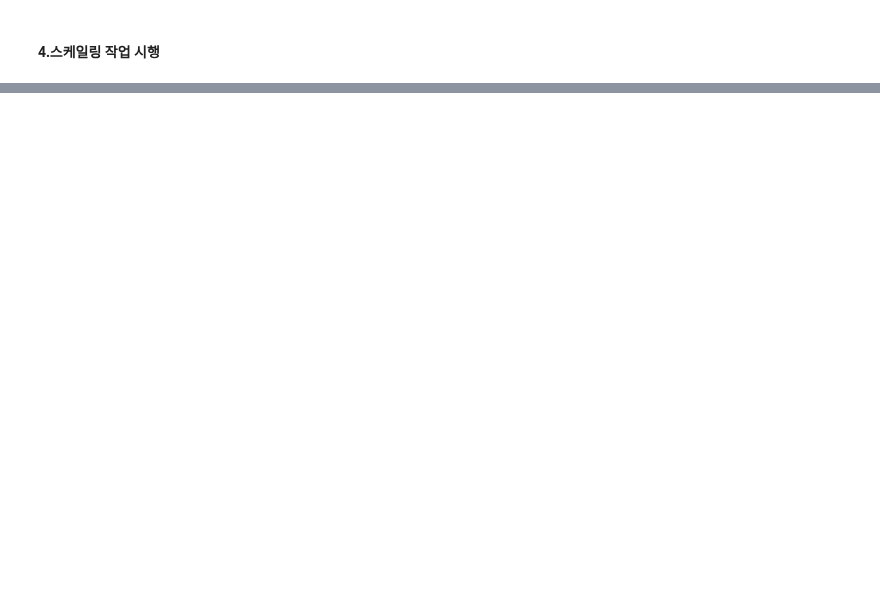
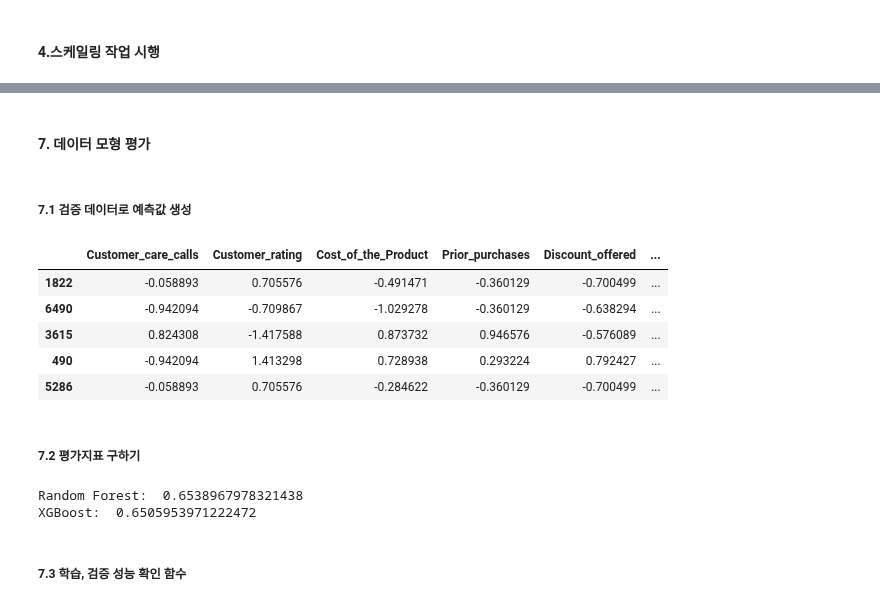
Before and after one commit to va4756/yemoon_bigdata_test, a Jupyter notebook: bigdata_예문_실전문제_example2.ipynb, the cells around one changed output, grey strips where cells are left out. Cells and saved outputs as stored; diff of their text form; code cells hidden in the pictures; blank space fills up the shorter version.

```diff
--- a/bigdata_예문_실전문제_example2.ipynb
+++ b/bigdata_예문_실전문제_example2.ipynb
@@ -360,0 +362,15 @@ X_tr[COL_NUM].head()
+# %%
+from sklearn.preprocessing import LabelEncoder
+
+X = pd.concat([X_train[COL_CAT], X_test[COL_CAT]])
+
+for col in COL_CAT:
+    le = LabelEncoder()
+    le.fit(X[col])
+    X_tr[col] = le.transform(X_tr[col])
+    X_val[col] = le.transform(X_val[col])
+    X_test[col] = le.transform(X_test[col])
+
+    print(col)
+    print(le.classes_)
+    print('\n')
@@ -360,0 +427,13 @@ X_tr[COL_NUM].head()
+# %% [markdown]
+#### 7. 데이터 모형 평가
+# %% [markdown]
+##### 7.1 검증 데이터로 예측값 생성
+# %%
+X_val.head()
+# %% [output]
+|  | Customer_care_calls | Customer_rating | Cost_of_the_Product | Prior_purchases | Discount_offered | ... |
+| 1822 | -0.058893 | 0.705576 | -0.491471 | -0.360129 | -0.700499 | ... |
+| 6490 | -0.942094 | -0.709867 | -1.029278 | -0.360129 | -0.638294 | ... |
+| 3615 | 0.824308 | -1.417588 | 0.873732 | 0.946576 | -0.576089 | ... |
+| 490 | -0.942094 | 1.413298 | 0.728938 | 0.293224 | 0.792427 | ... |
+| 5286 | -0.058893 | 0.705576 | -0.284622 | -0.360129 | -0.700499 | ... |
@@ -360,0 +443,16 @@ X_tr[COL_NUM].head()
+# %% [markdown]
+##### 7.2 평가지표 구하기
+# %%
+## 답안 채점 기준인 roc_auc 사용
+from sklearn.metrics import roc_auc_score
+
+score_rf = roc_auc_score(y_val, y_pred_rf)
+score_xgb = roc_auc_score(y_val, y_pred_xgb)
+
+print('Random Forest: ', score_rf)
+print('XGBoost: ', score_xgb)
+# %% [output]
+Random Forest:  0.6538967978321438
+XGBoost:  0.6505953971222472
+# %% [markdown]
+##### 7.3 학습, 검증 성능 확인 함수
```
Also changed, not shown: parts of 38 cells of this notebook.
